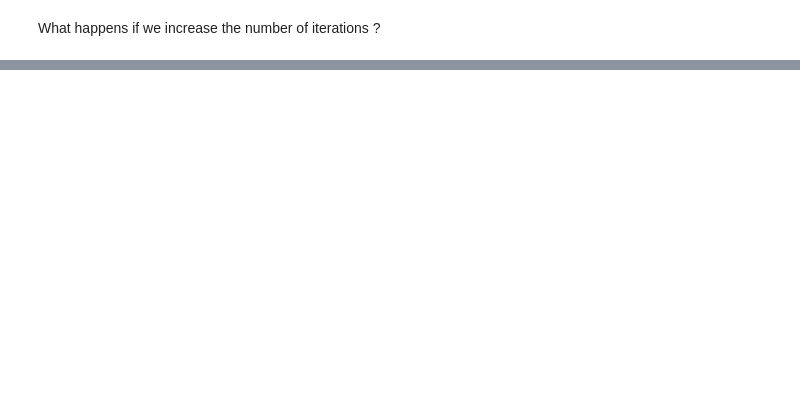
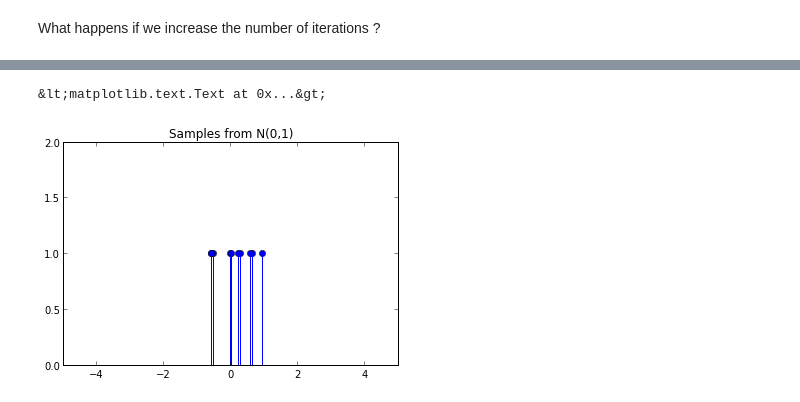
Before and after one commit to smoitra87/scratch, a Jupyter notebook: notebookdb/HypTestingRecitation.ipynb, the cells around one changed output, grey strips where cells are left out. Saved outputs shown, nothing was run; the diff lists cells and outputs as text; code cells hidden in the pictures; blank space fills up the shorter version.

```diff
--- a/notebookdb/HypTestingRecitation.ipynb
+++ b/notebookdb/HypTestingRecitation.ipynb
@@ -70,0 +73,5 @@ b = 10n=10niter = 10000bhats = []for i in range(niter):     x = uniform(0,b,n)
+# %%
+n=10sigma=1x= random.normal(0,1,n)stem(x,[1]*len(x))xlim(-5,5)ylim(0,2)title('Samples from N(0,1)')
+# %% [output]
+&lt;matplotlib.text.Text at 0x...&gt;
+[figure, added]
```
Also changed, not shown: parts of 12 cells of this notebook.
